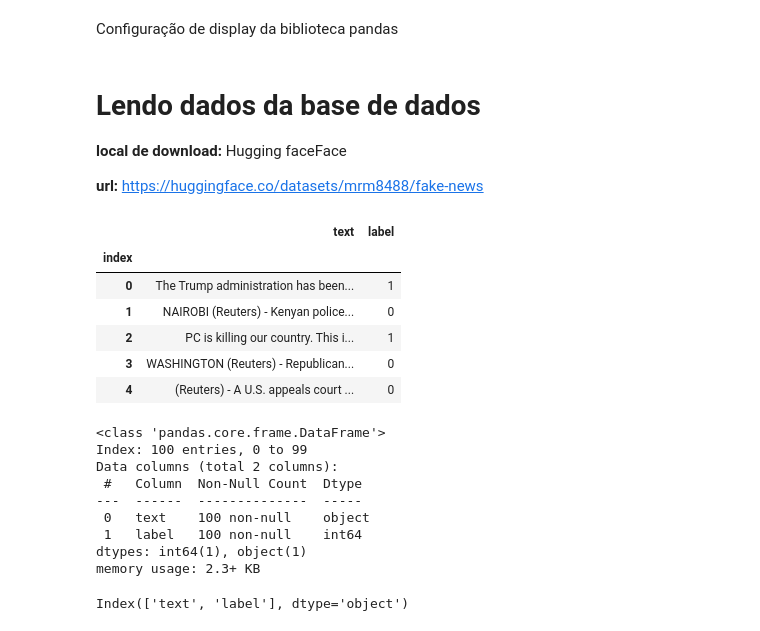
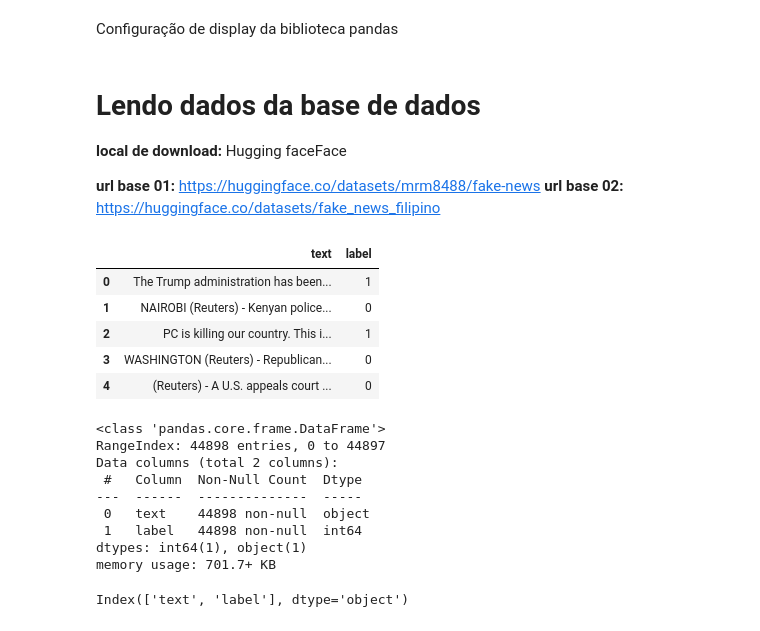
Before and after one commit to williansmprimo/NLP, a Jupyter notebook: detecting_fake_news/Detecting_Fake_News.ipynb, the cells around one changed output. Cells and saved outputs as stored; diff of their text form; code cells hidden in the pictures.

```diff
--- a/detecting_fake_news/Detecting_Fake_News.ipynb
+++ b/detecting_fake_news/Detecting_Fake_News.ipynb
@@ -38,25 +47,23 @@ pd.set_option('display.float_format', lambda x:'%.2f' %x)
 # Lendo dados da base de dados
 <b>local de download:</b> Hugging faceFace
 
-<b>url:</b> https://huggingface.co/datasets/mrm8488/fake-news
+<b>url base 01:</b> https://huggingface.co/datasets/mrm8488/fake-news
+<b>url base 02:</b> https://huggingface.co/datasets/fake_news_filipino
 # %%
-# Lendo os dados:
-with open('fake_news_data_set.json') as file:
-    data_set_json = json.load(file)
+# Lendo os dados (base 01):
+#with open('fake_news_data_set.json') as file:
+#    data_set_json = json.load(file)
+#
+# Use pd.json_normalize to convert the JSON to a DataFrame
+#df_news = pd.json_normalize(data_set_json['rows'],
+#                     meta=[['row', 'text'], ['row', 'label']])
 
-# Use pd.json_normalize to convert the JSON to a DataFrame
-df_news = pd.json_normalize(data_set_json['rows'],
-                     meta=[['row', 'text'], ['row', 'label']])
-
-df_news.columns = ['index', '.', 'text', 'label']
-df_news['label'] = [int(label) for label in df_news['label']]
-df_news = df_news.drop(['.'], axis=1)
-df_news = df_news.set_index('index')
+df_news = load_dataset("mrm8488/fake-news")
+df_news = pd.DataFrame(df_news['train'])
 
 df_news.head()
 # %% [output]
 |  | text | label |
-| index |  |  |
 | 0 | The Trump administration has been... | 1 |
 | 1 | NAIROBI (Reuters) - Kenyan police... | 0 |
 | 2 | PC is killing our country. This i... | 1 |
@@ -67,14 +74,14 @@ df_news.head()
 df_news.info()
 # %% [output]
 <class 'pandas.core.frame.DataFrame'>
-Index: 100 entries, 0 to 99
+RangeIndex: 44898 entries, 0 to 44897
 Data columns (total 2 columns):
  #   Column  Non-Null Count  Dtype
 ---  ------  --------------  -----
- 0   text    100 non-null    object
- 1   label   100 non-null    int64
+ 0   text    44898 non-null  object
+ 1   label   44898 non-null  int64
 dtypes: int64(1), object(1)
-memory usage: 2.3+ KB
+memory usage: 701.7+ KB
 # %%
 # Colunas da base de dados
 df_news.columns
```
Also changed, not shown: parts of 27 cells of this notebook, 1 other file.
